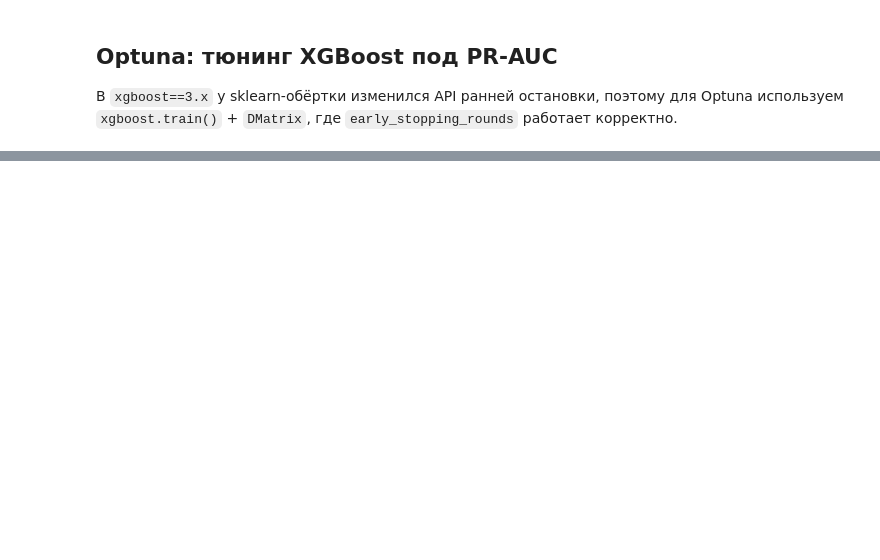
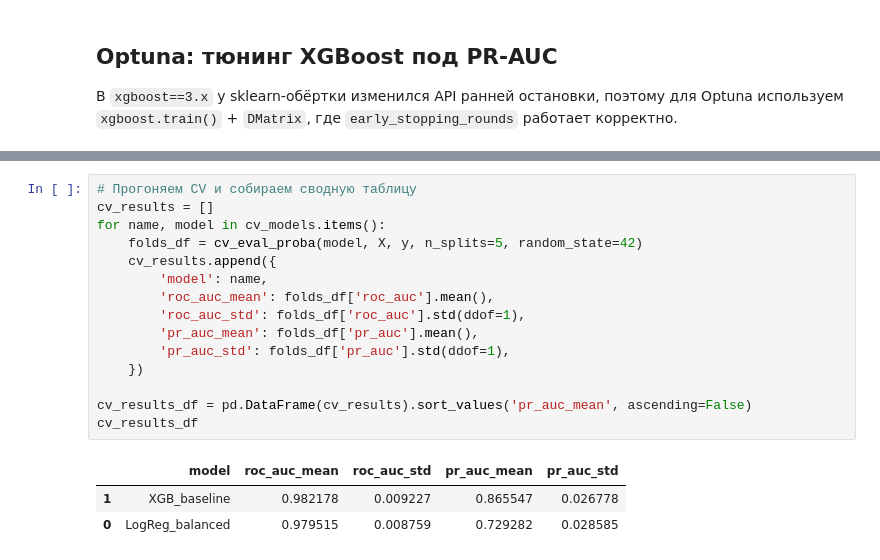
Before and after one commit to wiru7k/Credit_scoring, a Jupyter notebook: notebooks/01_EDA.ipynb, the cells around one changed output, grey strips where cells are left out. Drawn from its saved outputs; the diff is of its cells as text; blank space fills up the shorter version.

```diff
--- a/notebooks/01_EDA.ipynb
+++ b/notebooks/01_EDA.ipynb
@@ -375,0 +658,19 @@ xgb.__version__
+# %%
+# Прогоняем CV и собираем сводную таблицу
+cv_results = []
+for name, model in cv_models.items():
+    folds_df = cv_eval_proba(model, X, y, n_splits=5, random_state=42)
+    cv_results.append({
+        'model': name,
+        'roc_auc_mean': folds_df['roc_auc'].mean(),
+        'roc_auc_std': folds_df['roc_auc'].std(ddof=1),
+        'pr_auc_mean': folds_df['pr_auc'].mean(),
+        'pr_auc_std': folds_df['pr_auc'].std(ddof=1),
+    })
+
+cv_results_df = pd.DataFrame(cv_results).sort_values('pr_auc_mean', ascending=False)
+cv_results_df
+# %% [output]
+|  | model | roc_auc_mean | roc_auc_std | pr_auc_mean | pr_auc_std |
+| 1 | XGB_baseline | 0.982178 | 0.009227 | 0.865547 | 0.026778 |
+| 0 | LogReg_balanced | 0.979515 | 0.008759 | 0.729282 | 0.028585 |
```
Also changed, not shown: parts of 22 cells of this notebook.
